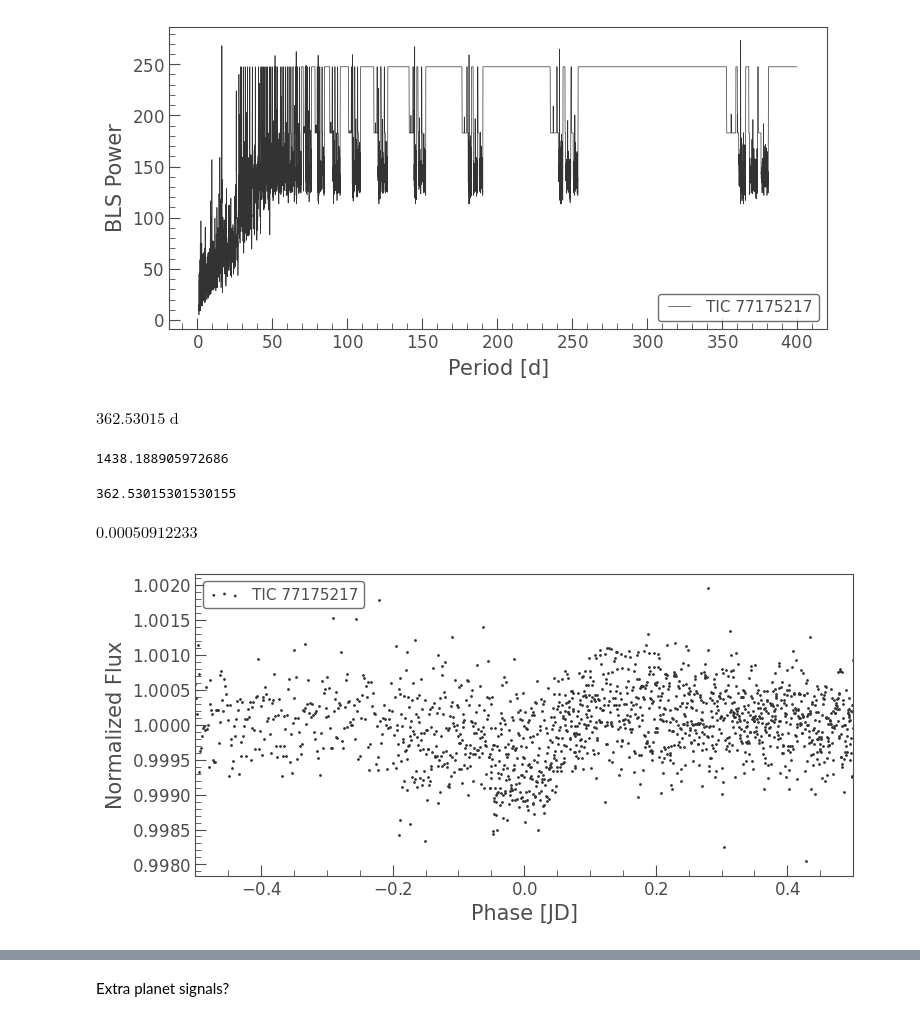
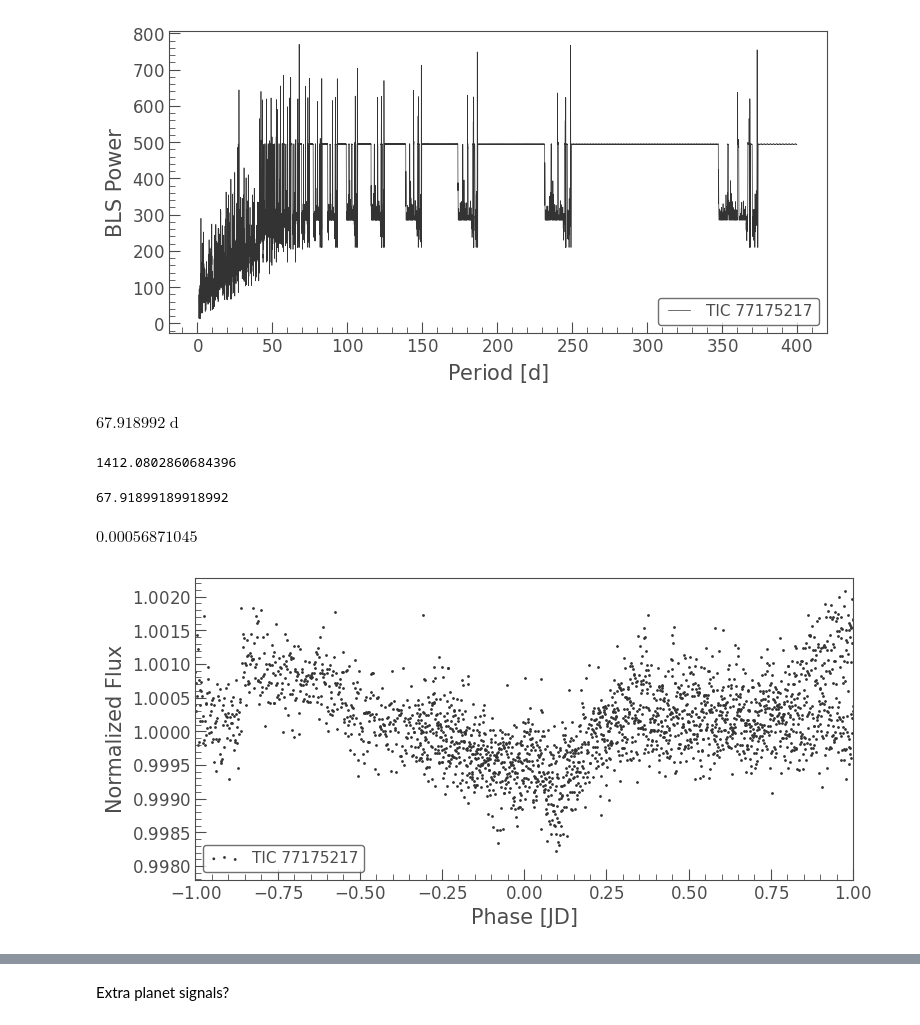
Before and after one commit to lupitatovar/Cool-Worlds, a Jupyter notebook: notebooks/toi_4328.ipynb, the cells around one changed output, grey strips where cells are left out. Drawn from its saved outputs; the diff is of its cells as text; code cells hidden in the pictures.

```diff
--- a/notebooks/toi_4328.ipynb
+++ b/notebooks/toi_4328.ipynb
@@ -15,6 +15,6 @@ from lightkurve import search_lightcurve
 from lightkurve import search_targetpixelfile
 import exoplanet as xo
 # %%
-star = lk.search_lightcurve('TIC 77175217',exptime=120)
+star = lk.search_lightcurve('TIC 77175217',exptime=120,author='SPOC')
 star
 # %% [output]
@@ -54,7 +79,7 @@ period = np.linspace(1, 400, 10000)
 bls = lc_flat.to_periodogram(method='bls', period=period, frequency_factor=500);
 bls.plot();
 # %% [output]
-[figure, old version]
+[figure, new version]
 # %%
 planet_period = bls.period_at_max_power
 planet_t0 = bls.transit_time_at_max_power
@@ -63,24 +88,24 @@ planet_dur = bls.duration_at_max_power
 # Check the value for period
 planet_period
 # %% [output]
-$362.53015 \; \mathrm{d}$
+$67.918992 \; \mathrm{d}$
 # %%
 planet_t0.value
 # %% [output]
-1438.188905972686
+1412.0802860684396
 # %%
 planet_period.value
 # %% [output]
-362.53015301530155
+67.91899189918992
 # %%
 bls.depth_at_max_power
 # %% [output]
-$0.00050912233 \; \mathrm{}$
+$0.00056871045 \; \mathrm{}$
 # %%
 ax = lc_flat.fold(period=planet_period, epoch_time=planet_t0).scatter()
-ax.set_xlim(-.5, .5);
+ax.set_xlim(-1, 1);
 # %% [output]
-[figure, old version]
+[figure, new version]
 # %%
 # Create a cadence mask using the BLS parameters
 planet_mask = bls.get_transit_mask(period=planet_period,
```
Also changed, not shown: parts of 22 cells of this notebook, 4 other files.
